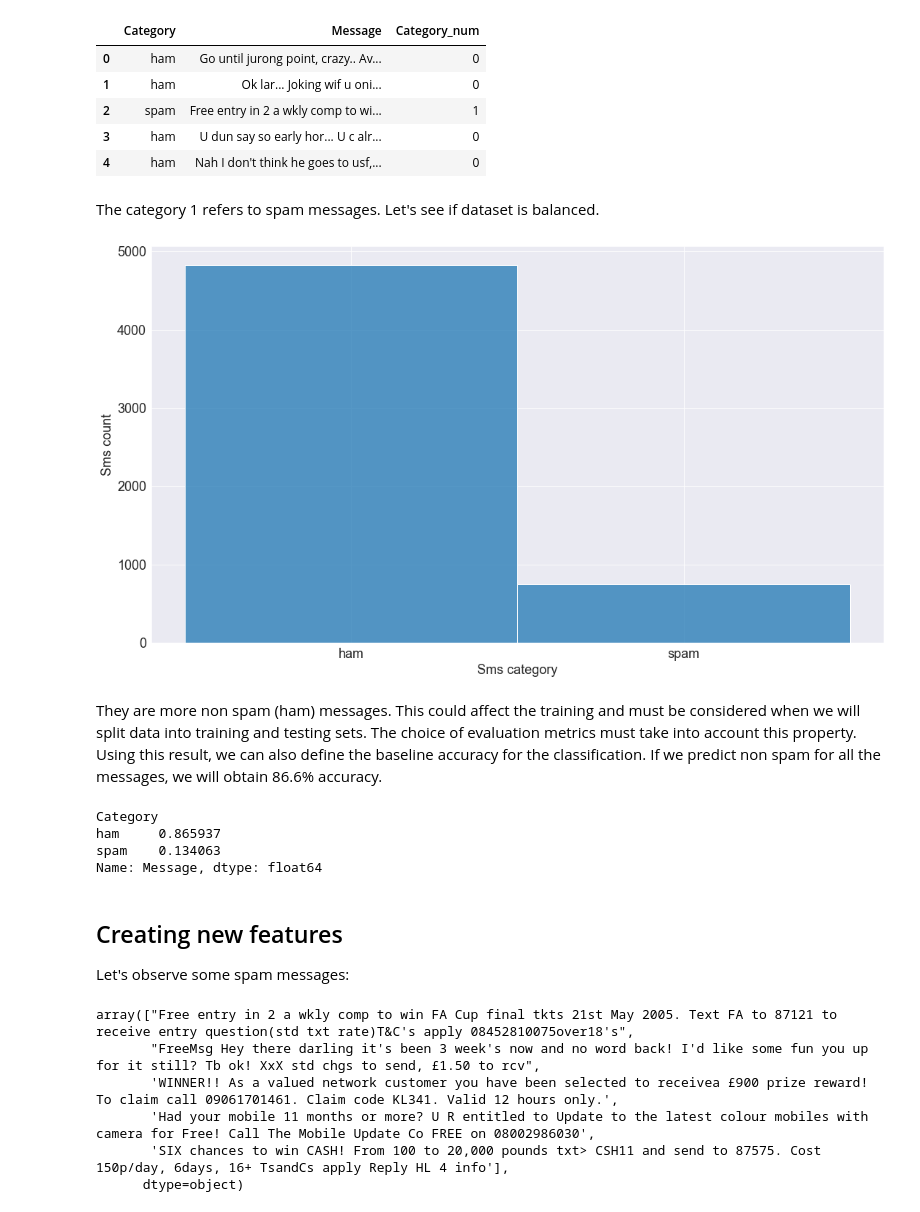
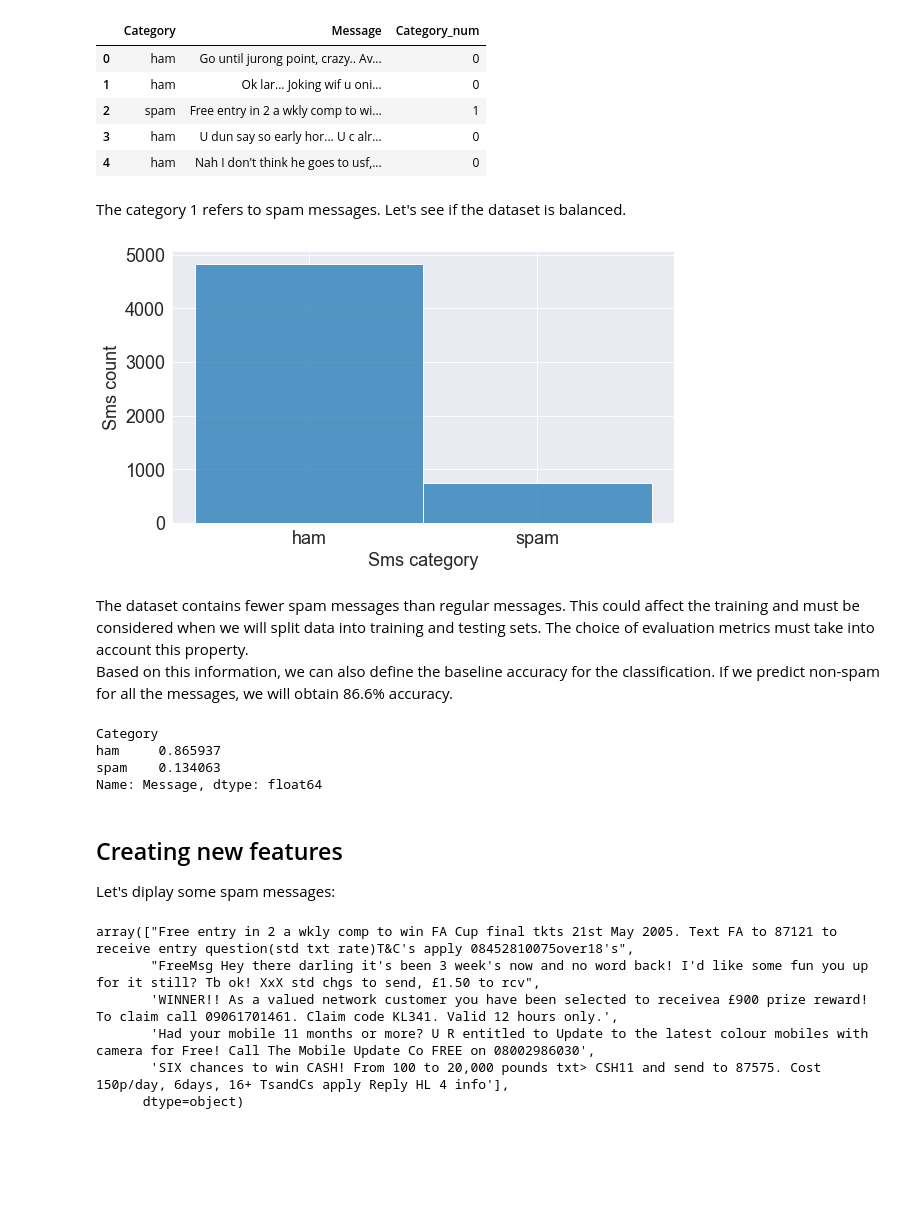
Before and after one commit to zaitrik/spam_detect, a Jupyter notebook: spam_detect.ipynb, the cells around one changed output. Saved outputs shown, nothing was run; the diff lists cells and outputs as text; code cells hidden in the pictures; blank space fills up the shorter version.

```diff
--- a/spam_detect.ipynb
+++ b/spam_detect.ipynb
@@ -30,7 +32,6 @@ from zipfile import ZipFile
 %matplotlib inline
 sns.set_style('darkgrid')
 matplotlib.rcParams['font.size'] = 18
-matplotlib.rcParams['figure.figsize'] = (18, 10)
 matplotlib.rcParams['figure.facecolor'] = '#00000000'
 import warnings
 warnings.filterwarnings("ignore")
@@ -73,15 +76,16 @@ data_raw.head(5)
 | 3 | ham | U dun say so early hor... U c alr... | 0 |
 | 4 | ham | Nah I don't think he goes to usf,... | 0 |
 # %% [markdown]
-The category 1 refers to spam messages. Let's see if dataset is balanced.
+The category 1 refers to spam messages. Let's see if the dataset is balanced.
 # %%
+matplotlib.rcParams['figure.figsize'] = (9, 5)
 fig = sns.histplot(data_raw['Category']);
 fig.set(ylabel = 'Sms count', xlabel = 'Sms category', Title='');
 # %% [output]
-[figure, old version]
+[figure, new version]
 # %% [markdown]
-They are more non spam (ham) messages. This could affect the training and must be considered when we will split data into training and testing sets. The choice of evaluation metrics must take into account this property.
-Using this result, we can also define the baseline accuracy for the classification. If we predict non spam for all the messages, we will obtain 86.6% accuracy.
+The dataset contains fewer spam messages than regular messages. This could affect the training and must be considered when we will split data into training and testing sets. The choice of evaluation metrics must take into account this property.
+Based on this information, we can also define the baseline accuracy for the classification. If we predict non-spam for all the messages, we will obtain 86.6% accuracy.
 # %%
 data_raw.groupby('Category')['Message'].count()/len(data_raw)
 # %% [output]
@@ -91,7 +95,7 @@ spam    0.134063
 Name: Message, dtype: float64
 # %% [markdown]
 ## Creating new features
-Let's observe some spam messages:
+Let's diplay some spam messages:
 # %%
 data_raw[data_raw['Category']=='spam'].head(5)['Message'].values
 # %% [output]
```
Also changed, not shown: parts of 38 cells of this notebook.
